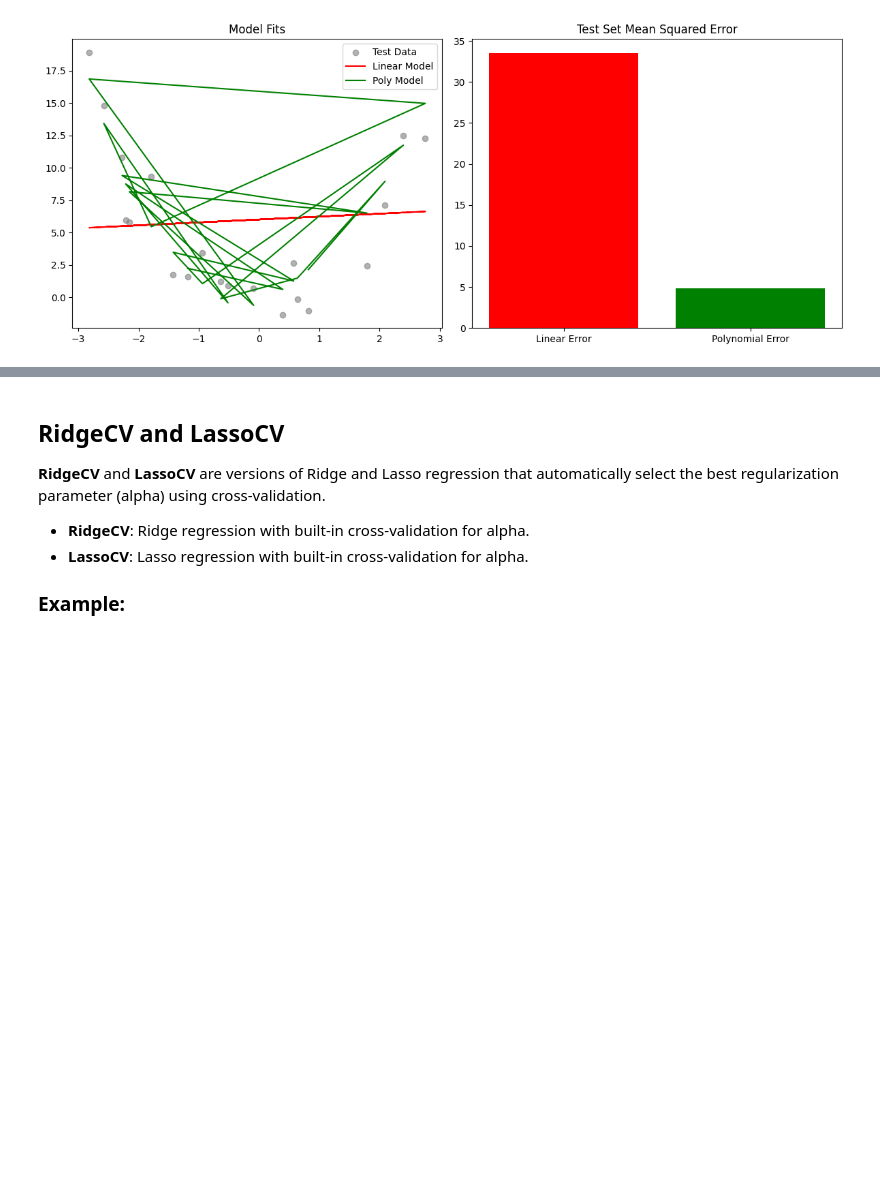
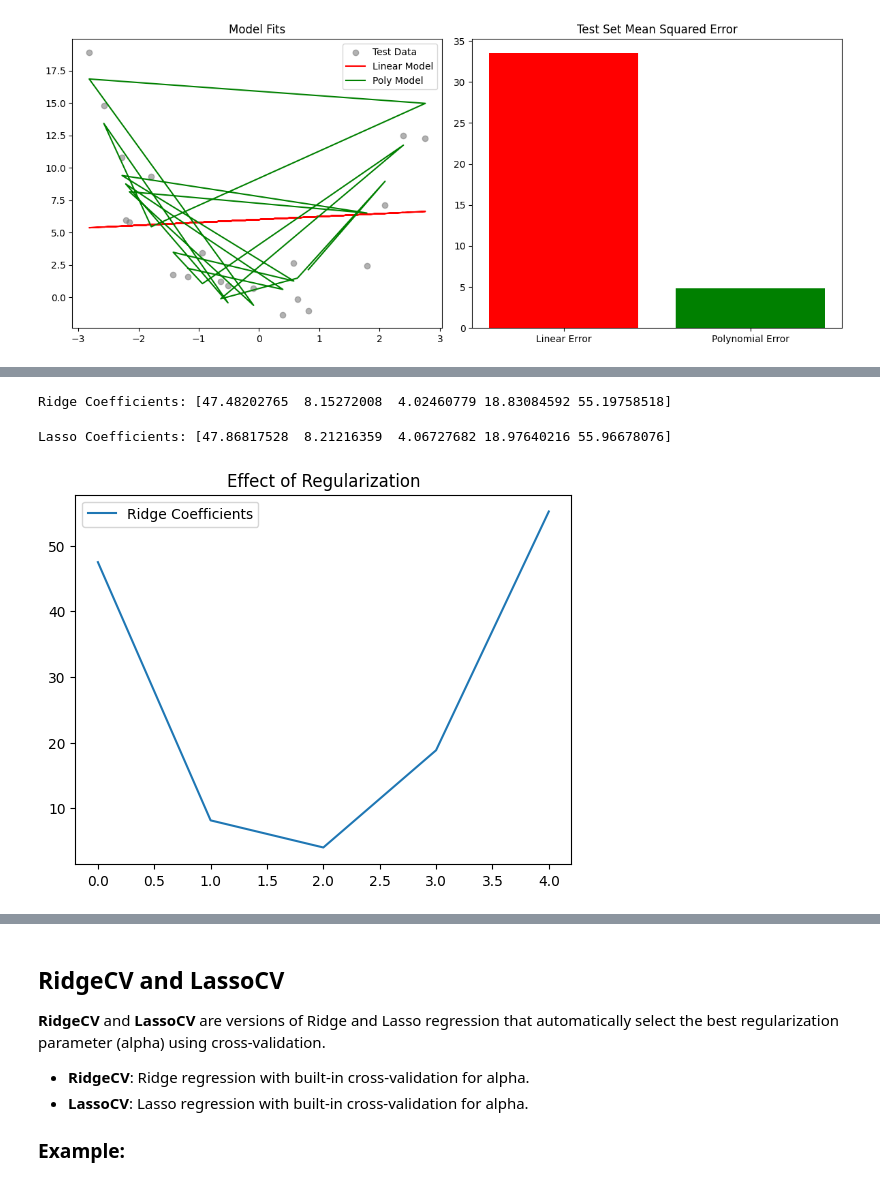
Before and after one commit to ms-tutorials/ds-lessons, a Jupyter notebook: phase-3/5. ML_Advanced.ipynb, the cells around one changed output, grey strips where cells are left out. Saved outputs shown, nothing was run; the diff lists cells and outputs as text; code cells hidden in the pictures; blank space fills up the shorter version.

```diff
--- a/phase-3/5. ML_Advanced.ipynb
+++ b/phase-3/5. ML_Advanced.ipynb
@@ -244,0 +298,25 @@ Lasso Coef: [60.90045679]
+# %%
+X, y  = make_regression(n_samples=100, n_features=5, noise=10)
+
+X_train, X_test, y_train, y_test = train_test_split(X, y, test_size=0.2)
+
+model = Ridge(alpha=1.0)
+model.fit(X_train, y_train)
+
+print("Ridge Coefficients:", model.coef_)
+# %% [output]
+Ridge Coefficients: [47.48202765  8.15272008  4.02460779 18.83084592 55.19758518]
+# %%
+l_model = Lasso(alpha=0.1)
+l_model.fit(X_train, y_train)
+
+print("Lasso Coefficients:", l_model.coef_)
+# %% [output]
+Lasso Coefficients: [47.86817528  8.21216359  4.06727682 18.97640216 55.96678076]
+# %%
+plt.plot(model.coef_, label="Ridge Coefficients")
+plt.legend()
+plt.title("Effect of Regularization")
+plt.show()
+# %% [output]
+[figure, added]
```
Also changed, not shown: parts of 29 cells of this notebook, 8 other files.
